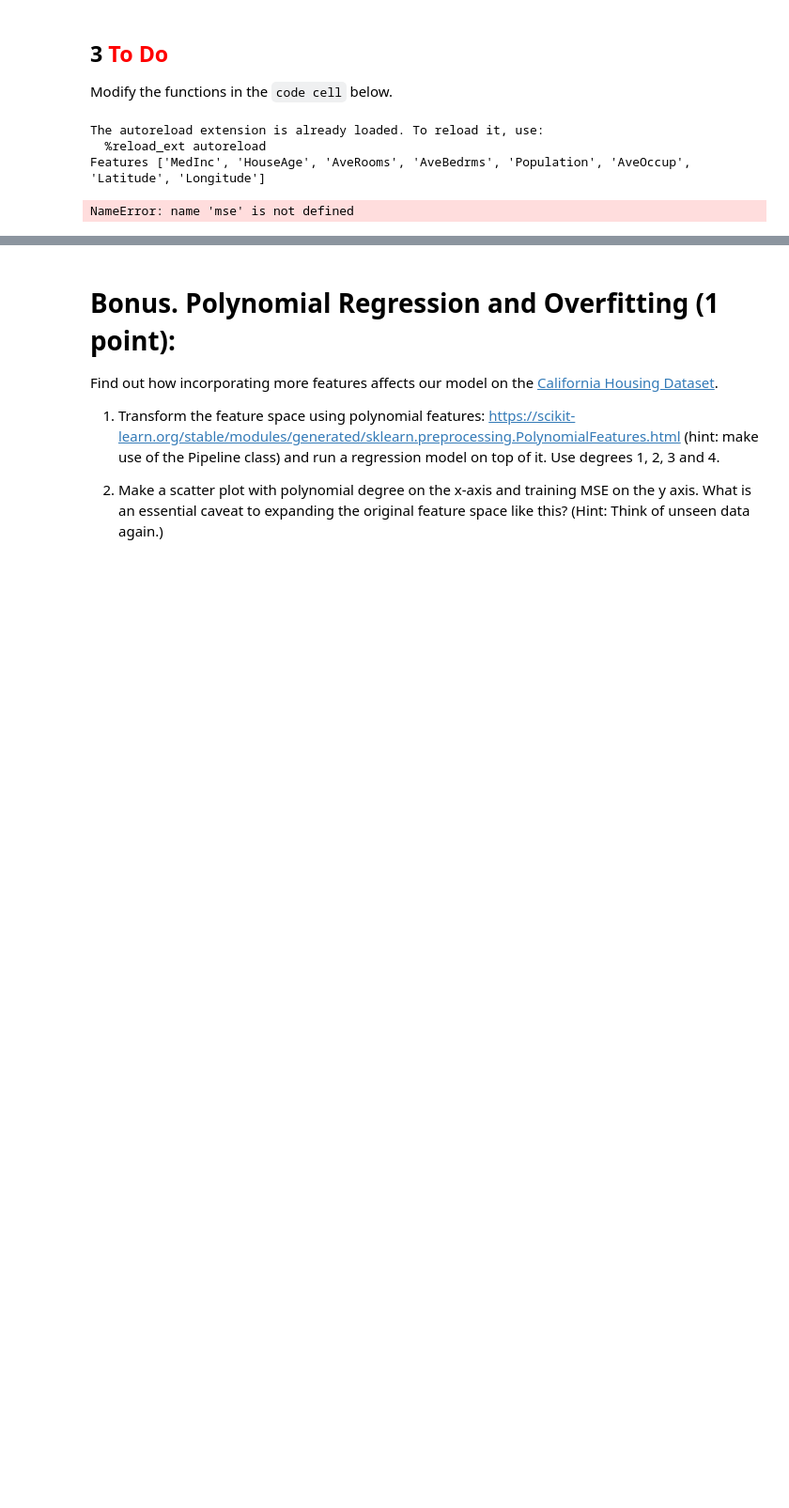
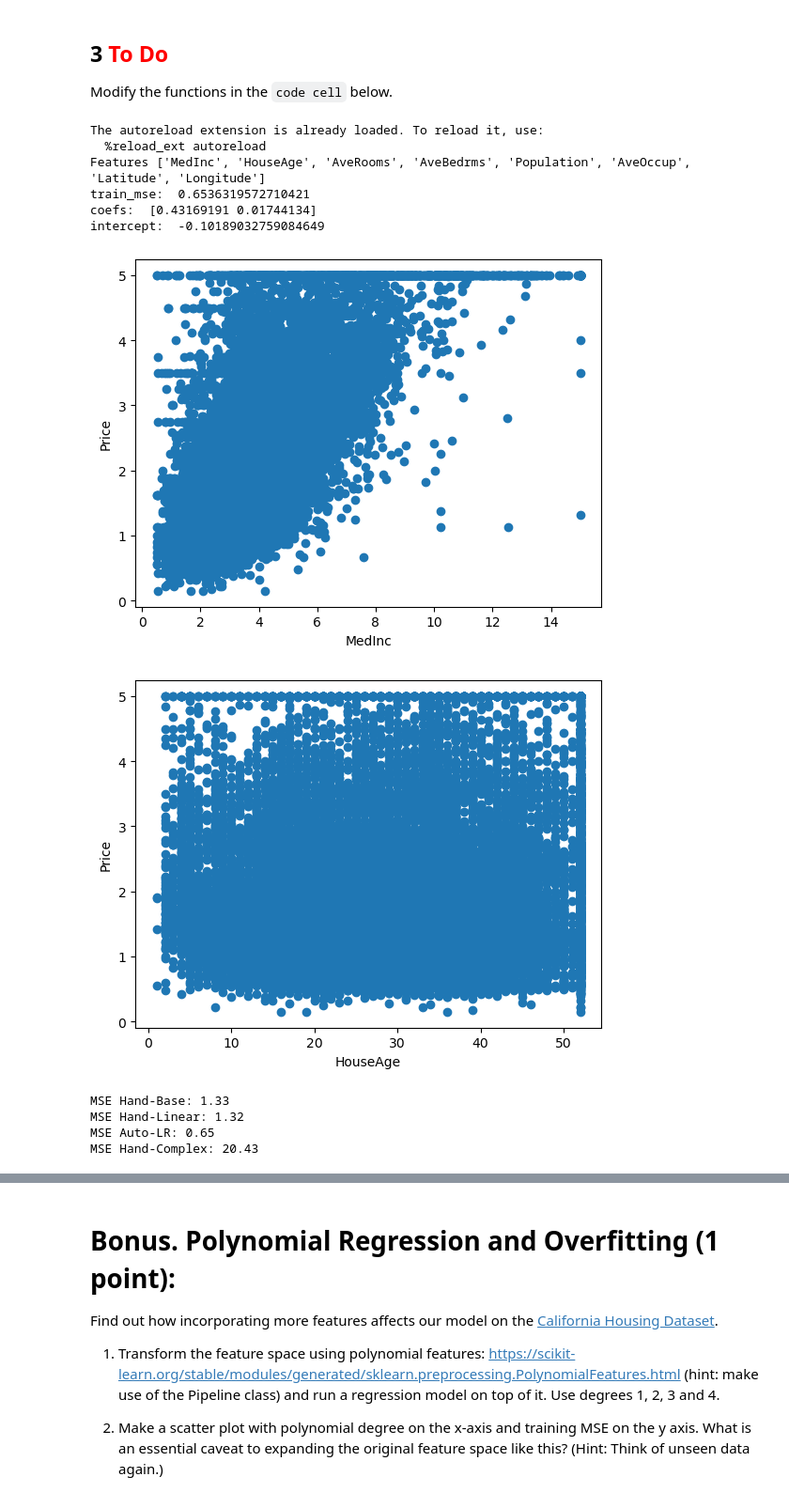
Before and after one commit to lflage/NNIA_22_23, a Jupyter notebook: Assignment_3/assignment_3.ipynb, the cells around one changed output, grey strips where cells are left out. Shown: that part at 94% size. Drawn from its saved outputs; the diff is of its cells as text; code cells hidden in the pictures; blank space fills up the shorter version.

```diff
--- a/Assignment_3/assignment_3.ipynb
+++ b/Assignment_3/assignment_3.ipynb
@@ -150,8 +150,8 @@ To reduce the 8 features to 3, we need to find out which features we should keep
 %load_ext autoreload
 %autoreload 2
 
-#from sklearn.datasets import fetch_california_housing
-#housing = fetch_california_housing()
+from sklearn.datasets import fetch_california_housing
+housing = fetch_california_housing()
 from Solution_A3 import lin_reg_subsets
 lin_reg_subsets()
 
@@ -237,39 +237,88 @@ Modify the functions in the `code cell` below.
 %load_ext autoreload
 %autoreload 2
 
+from sklearn.linear_model import LinearRegression
+import matplotlib.pyplot as plt
+
+
+def mse(y,yhat):
+    return mean_squared_error(y,yhat)
+
+#print(housing)
+housing_x = housing.data
+housing_y = housing.target
+
+
 print("Features", housing.feature_names)
 
+# x[0]: median income
+# x[1]: median house age
+
 def hand_base(_x):
-  # TODO: choose better single value
-  return 0
+  # DONE: choose better single value
+  return 2.1
 
 def hand_linear(x):
-  # TODO: make me better but only linearly
-  return 2*x[0]-0.5*x[1]-0.1
+  # DONE: make me better but only linearly
+  return 0.2*x[0]-0.0402*x[1]+2.6
 
-# TODO:
+# DONE:
 # 1. Fit LinearRegression
+housing_x0x1 = np.take(housing_x,[0,1],axis=1) # only use first two feature for regression
+lin_regressor = LinearRegression()
+lin_regressor.fit(housing_x0x1,housing_y)
+housing_yhat = lin_regressor.predict(housing_x0x1)
+
 # 2. Report training MSE
+train_mse = mse(housing_y,housing_yhat)
+print('train_mse: ',train_mse)
+
 # 3. Examine the coefficients and intercept and use them for the `auto_linear` function
 # <https://scikit-learn.org/stable/modules/generated/sklearn.linear_model.LinearRegression.html>
+coefs = lin_regressor.coef_
+print('coefs: ',coefs)
+intercept = lin_regressor.intercept_
+print('intercept: ',intercept)
 
 def auto_linear(x):
-  # TODO: use coefficients from your linear regression
-  return 2*x[0]-0.5*x[1]-0.1
+ # DONE: use coefficients from your linear regression
+ return coefs[0]*x[0]+coefs[1]*x[1]+intercept
+
+# Trying to get some insights on the data for hand_complex
+x0 = np.take(housing_x0x1,[0],axis=1)
+x1 = np.take(housing_x0x1,[1],axis=1)
+
+plt.scatter(x0,housing_y)
+plt.xlabel('MedInc')
+plt.ylabel('Price')
+plt.show()
+plt.scatter(x1,housing_y)
+plt.xlabel('HouseAge')
+plt.ylabel('Price')
+plt.show()
+
 
 def hand_complex(x):
   # TODO: make me better than the auto_linear function
   if x[0] < 0.5:
     return 0.1*x[1]
   else:
     return 0.2*x[1]
 
 print(f"MSE Hand-Base: {mse(housing_y, [hand_base(x) for x in housing_x]):.2f}")
 print(f"MSE Hand-Linear: {mse(housing_y, [hand_linear(x) for x in housing_x]):.2f}")
 print(f"MSE Auto-LR: {mse(housing_y, [auto_linear(x) for x in housing_x]):.2f}")
 print(f"MSE Hand-Complex: {mse(housing_y, [hand_complex(x) for x in housing_x]):.2f}")
 # %% [output]
 The autoreload extension is already loaded. To reload it, use:
   %reload_ext autoreload
 Features ['MedInc', 'HouseAge', 'AveRooms', 'AveBedrms', 'Population', 'AveOccup', 'Latitude', 'Longitude']
+train_mse:  0.6536319572710421
+coefs:  [0.43169191 0.01744134]
+intercept:  -0.10189032759084649
+[figure, added]
+[figure, added]
-NameError: name 'mse' is not defined
+MSE Hand-Base: 1.33
+MSE Hand-Linear: 1.32
+MSE Auto-LR: 0.65
+MSE Hand-Complex: 20.43
```
Also changed, not shown: parts of 4 cells of this notebook.
